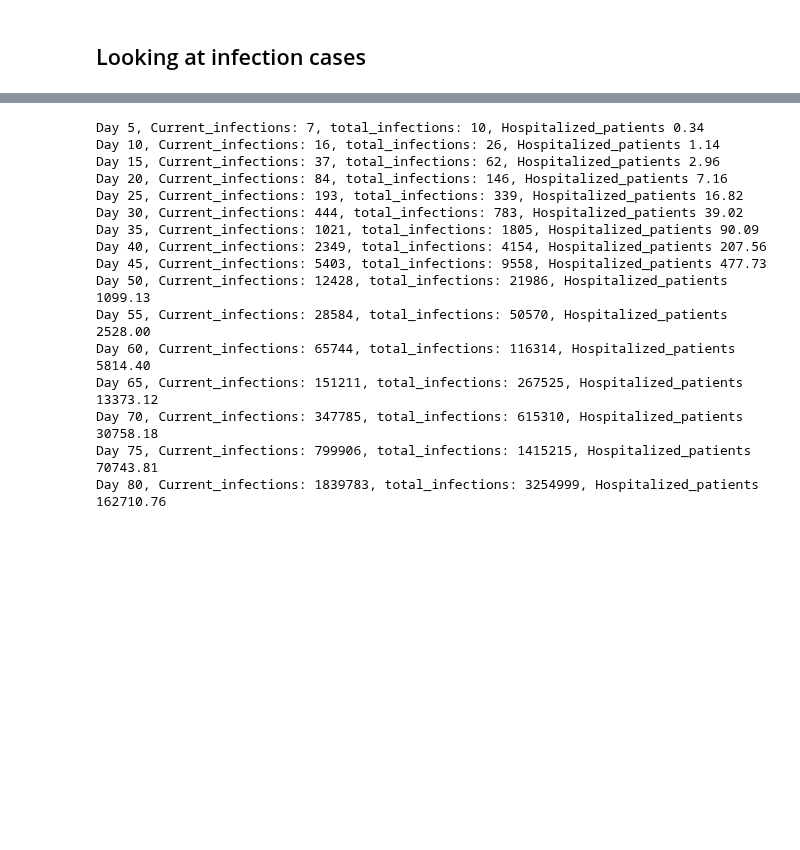
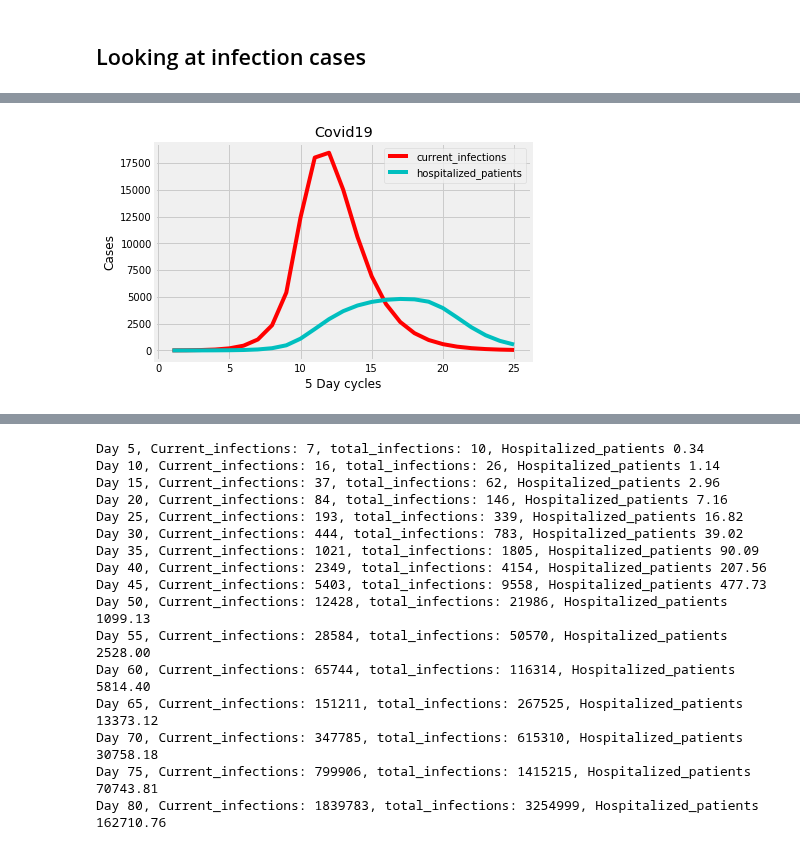
Before and after one commit to C5ipo7i/Jupyter_notebooks, a Jupyter notebook: Covid19.ipynb, the cells around one changed output, grey strips where cells are left out. Saved outputs shown, nothing was run; the diff lists cells and outputs as text; code cells hidden in the pictures; blank space fills up the shorter version.

```diff
--- a/Covid19.ipynb
+++ b/Covid19.ipynb
@@ -147,0 +250,11 @@ USA currently
+# %%
+for i,x in enumerate(values[2:-1],2):
+    epochs = range(1,len(x)+1)
+    plt.plot(epochs,x,colors[i],label=f"{labels[i]}")
+    plt.title('Covid19')
+    plt.xlabel('5 Day cycles')
+    plt.ylabel('Cases')
+    plt.legend()
+plt.show()
+# %% [output]
+[figure, added]
```
Also changed, not shown: parts of 11 cells of this notebook.
